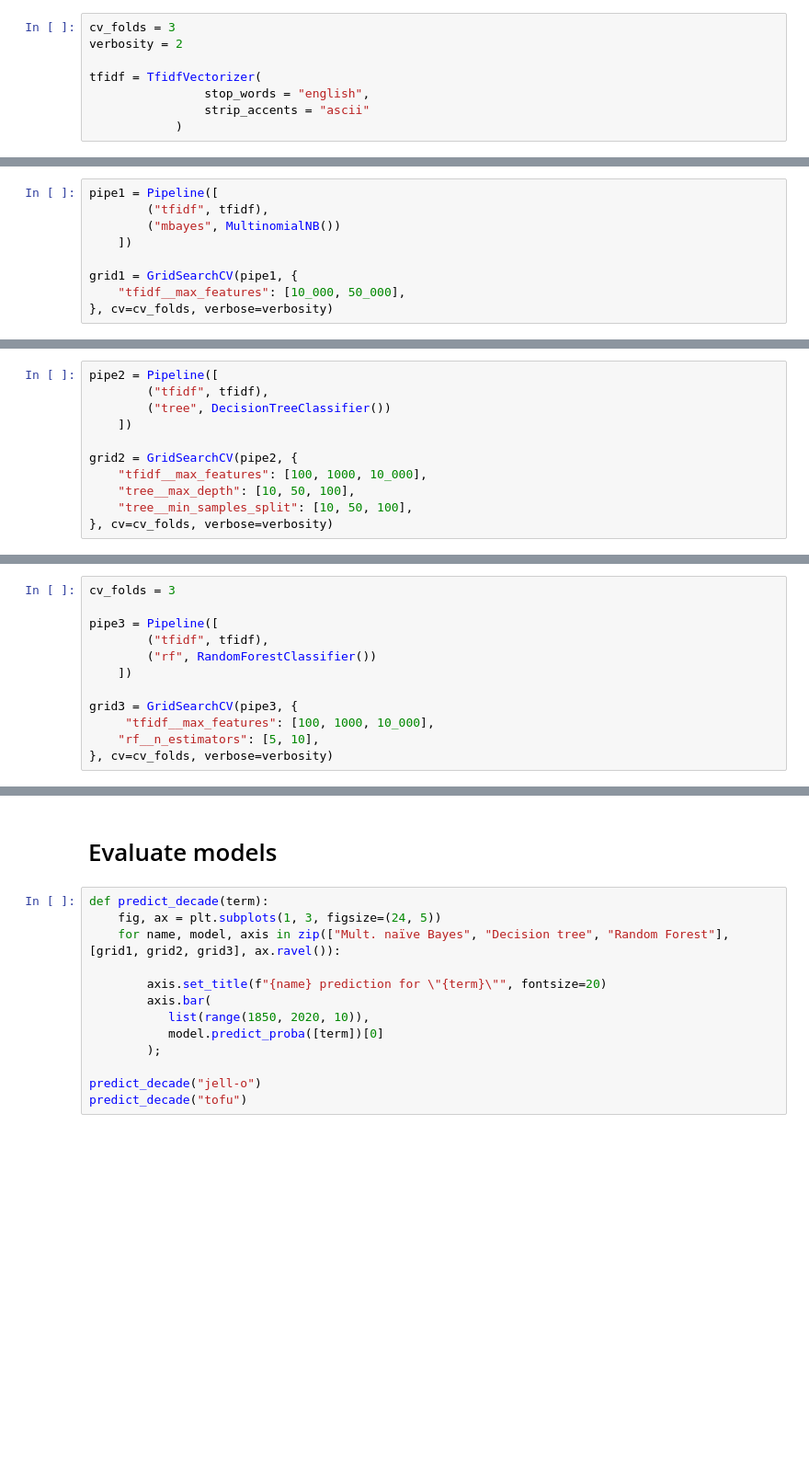
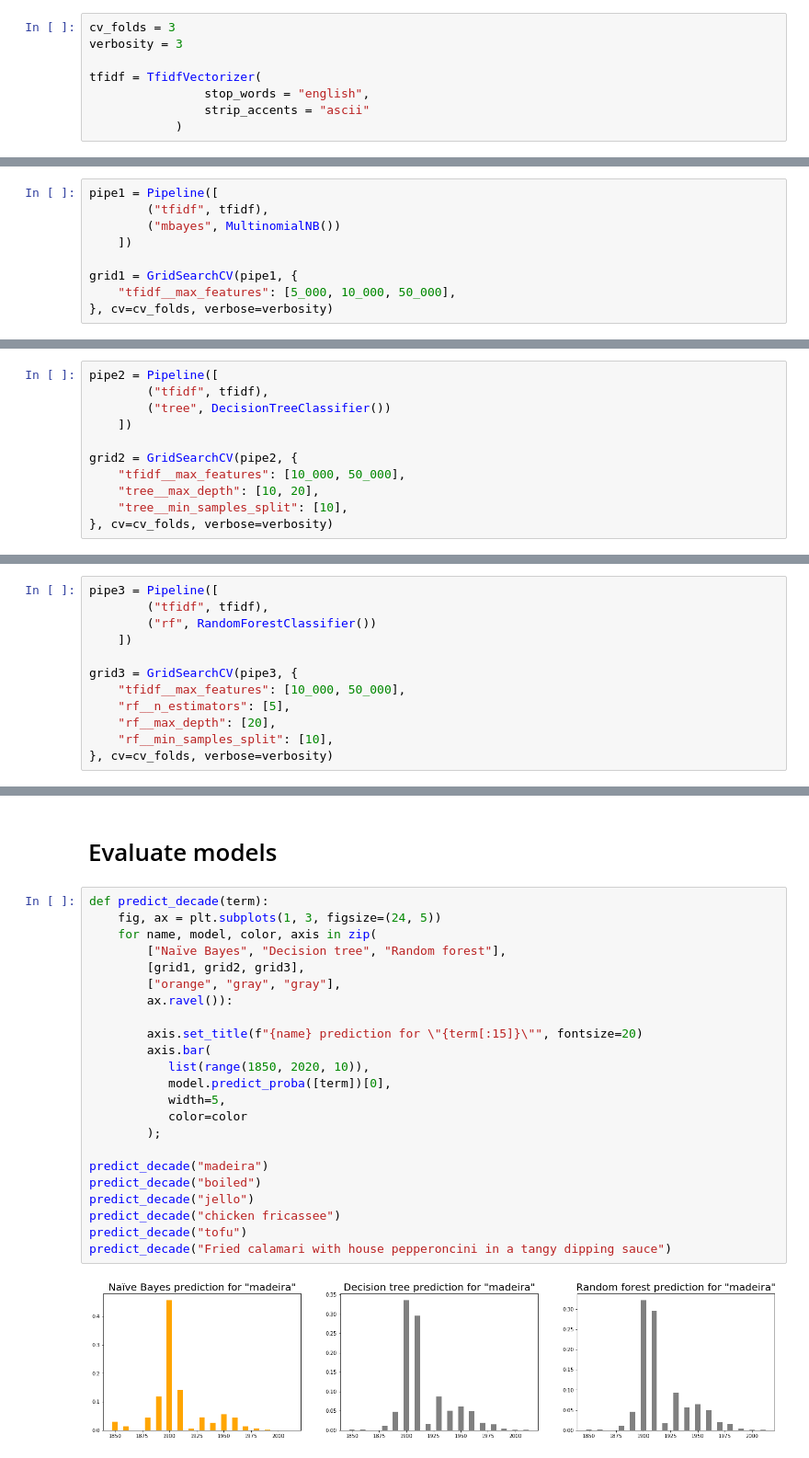
Before and after one commit to alexklapheke/menu, a Jupyter notebook: Menu-02-Model-Predict.ipynb, the cells around one changed output, grey strips where cells are left out. Shown: that part at 92% size. Drawn from its saved outputs; the diff is of its cells as text; blank space fills up the shorter version.

```diff
--- a/Menu-02-Model-Predict.ipynb
+++ b/Menu-02-Model-Predict.ipynb
@@ -75,7 +66,7 @@ Name: decade, dtype: float64
 ## Options for all models
 # %%
 cv_folds = 3
-verbosity = 2
+verbosity = 3
 
 tfidf = TfidfVectorizer(
                 stop_words = "english",
@@ -90,7 +81,7 @@ pipe1 = Pipeline([
     ])
 
 grid1 = GridSearchCV(pipe1, {
-    "tfidf__max_features": [10_000, 50_000],
+    "tfidf__max_features": [5_000, 10_000, 50_000],
 }, cv=cv_folds, verbose=verbosity)
 # %%
 grid1.fit(X_train, y_train)
@@ -134,9 +121,9 @@ pipe2 = Pipeline([
     ])
 
 grid2 = GridSearchCV(pipe2, {
-    "tfidf__max_features": [100, 1000, 10_000],
-    "tree__max_depth": [10, 50, 100],
-    "tree__min_samples_split": [10, 50, 100],
+    "tfidf__max_features": [10_000, 50_000],
+    "tree__max_depth": [10, 20],
+    "tree__min_samples_split": [10],
 }, cv=cv_folds, verbose=verbosity)
 # %%
 grid2.fit(X_train, y_train)
@@ -168,16 +163,16 @@ KeyboardInterrupt:
 # %% [markdown]
 ## Random forest classifier
 # %%
-cv_folds = 3
-
 pipe3 = Pipeline([
         ("tfidf", tfidf),
         ("rf", RandomForestClassifier())
     ])
 
 grid3 = GridSearchCV(pipe3, {
-     "tfidf__max_features": [100, 1000, 10_000],
-    "rf__n_estimators": [5, 10],
+    "tfidf__max_features": [10_000, 50_000],
+    "rf__n_estimators": [5],
+    "rf__max_depth": [20],
+    "rf__min_samples_split": [10],
 }, cv=cv_folds, verbose=verbosity)
 # %%
 grid3.fit(X_train, y_train)
@@ -230,13 +202,25 @@ GridSearchCV(cv=3, error_score='raise',
 # %%
 def predict_decade(term):
     fig, ax = plt.subplots(1, 3, figsize=(24, 5))
-    for name, model, axis in zip(["Mult. naïve Bayes", "Decision tree", "Random Forest"], [grid1, grid2, grid3], ax.ravel()):
+    for name, model, color, axis in zip(
+        ["Naïve Bayes", "Decision tree", "Random forest"],
+        [grid1, grid2, grid3],
+        ["orange", "gray", "gray"],
+        ax.ravel()):
 
-        axis.set_title(f"{name} prediction for \"{term}\"", fontsize=20)
+        axis.set_title(f"{name} prediction for \"{term[:15]}\"", fontsize=20)
         axis.bar(
            list(range(1850, 2020, 10)),
-           model.predict_proba([term])[0]
+           model.predict_proba([term])[0],
+           width=5,
+           color=color
         );
 
-predict_decade("jell-o")
+predict_decade("madeira")
+predict_decade("boiled")
+predict_decade("jello")
+predict_decade("chicken fricassee")
 predict_decade("tofu")
+predict_decade("Fried calamari with house pepperoncini in a tangy dipping sauce")
+# %% [output]
+[figure, added]
```
Also changed, not shown: parts of 7 cells of this notebook, 1 other file.
